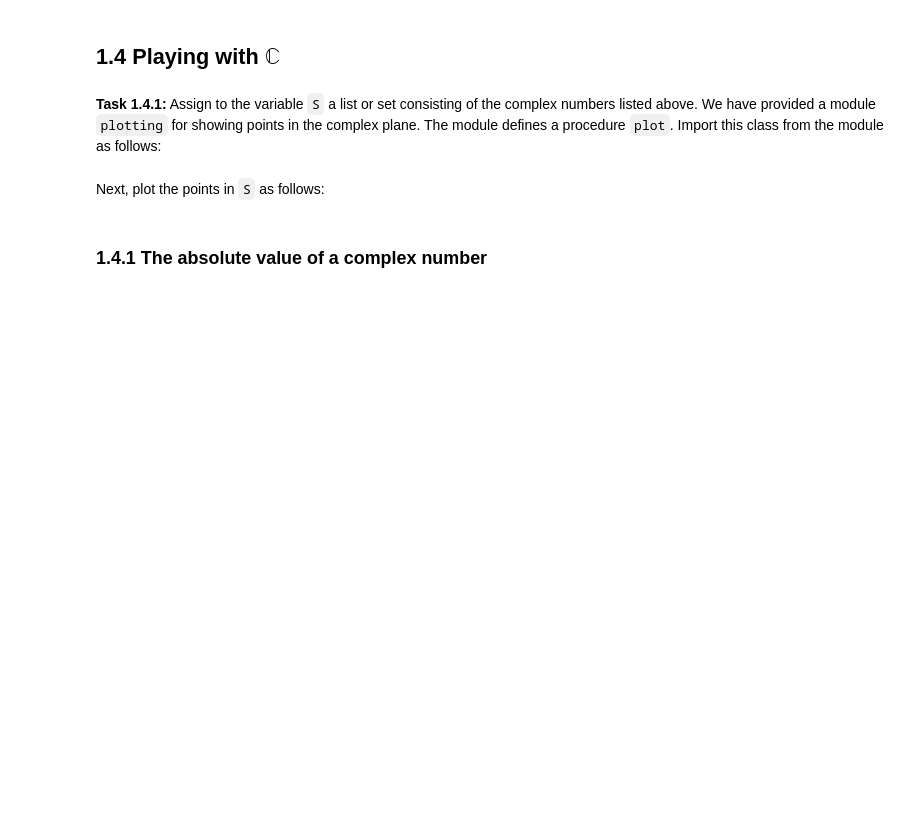
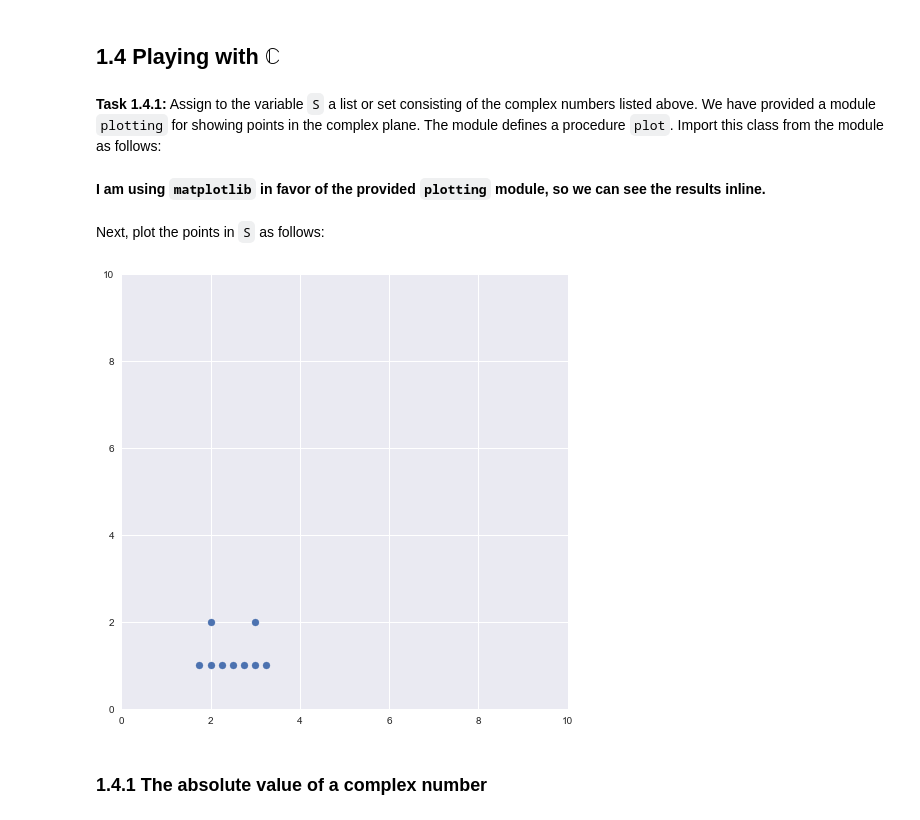
Before and after one commit to khiner/notebooks, a Jupyter notebook: coding_the_matrix/chapter_1/chapter_1.ipynb, the cells around one changed output. Saved outputs shown, nothing was run; the diff lists cells and outputs as text; code cells hidden in the pictures; blank space fills up the shorter version.

```diff
--- a/coding_the_matrix/chapter_1/chapter_1.ipynb
+++ b/coding_the_matrix/chapter_1/chapter_1.ipynb
@@ -71,2 +69,4 @@ from plotting import plot
+# %% [markdown]
+**I am using `matplotlib` in favor of the provided `plotting` module, so we can see the results inline.**
 # %% [markdown]
 Next, plot the points in `S` as follows:
@@ -73,6 +87,8 @@ Next, plot the points in `S` as follows:
 # %%
 S = {2 + 2j, 3 + 2j, 1.75 + 1j, 2 + 1j, 2.25 + 1j, 2.5 + 1j, 2.75 + 1j, 3 + 1j, 3.25 + 1j}
-plot(S, 4) # opens another browser window with plot w/ scale 4
+plot_complex_points(S)
+# %% [output]
+[figure, added]
 # %% [markdown]
 ### 1.4.1 The absolute value of a complex number
 # %%
```
Also changed, not shown: parts of 108 cells of this notebook, 14 other files.
